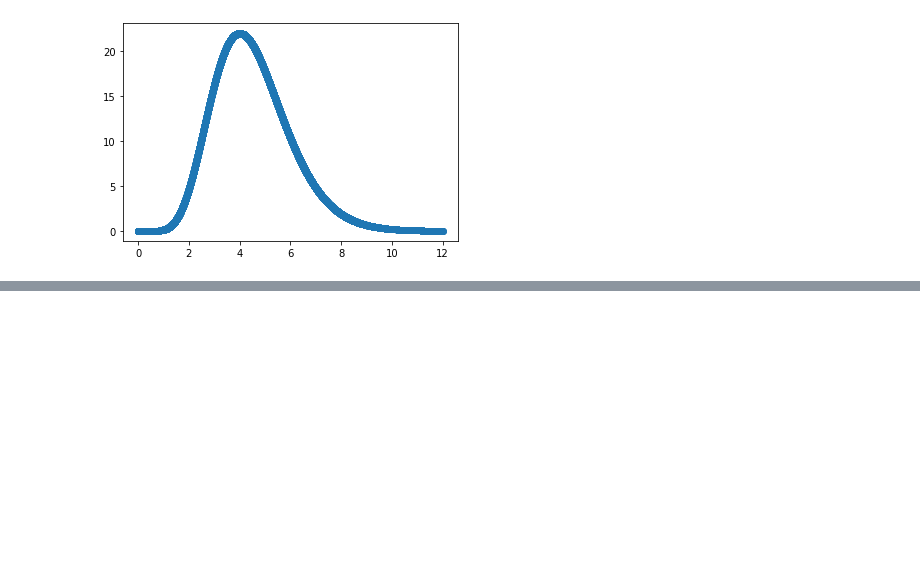
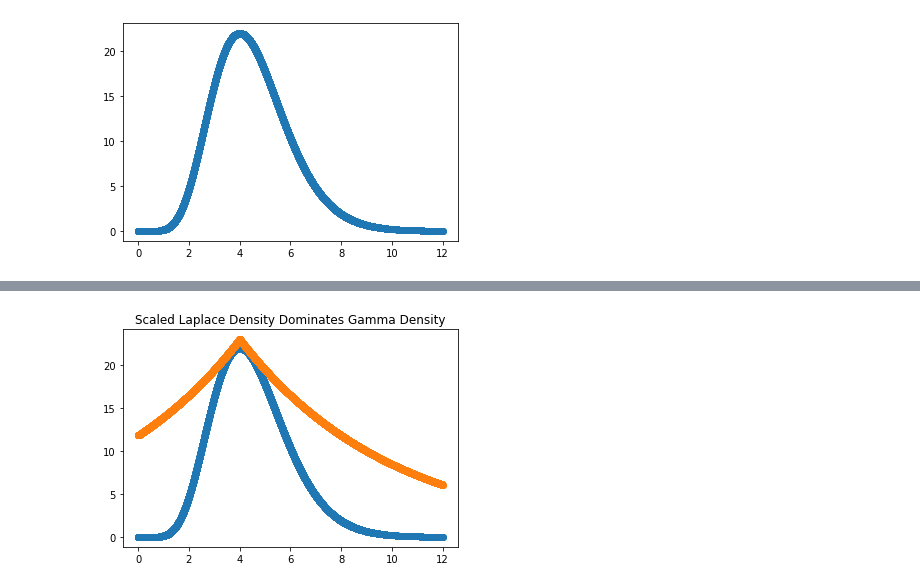
Before and after one commit to arob5/personal-study, a Jupyter notebook: gamma_rejection_sampling.ipynb, the cells around one changed output, grey strips where cells are left out. Cells and saved outputs as stored; diff of their text form; code cells hidden in the pictures; blank space fills up the shorter version.

Commit message:
Added example using Laplace proposal distribution

```diff
--- a/gamma_rejection_sampling.ipynb
+++ b/gamma_rejection_sampling.ipynb
@@ -76,0 +89,50 @@ Probability of acceptence (theoretical):  0.045454545454545456
+# %%
+# Accept-Reject with a better proposal distribution: Laplace(4, 6) (aka Double-Exponential)
+# and scaling factor M = 23.
+
+# Laplace parameters
+laplace_loc = 4
+laplace_scale = 6
+
+# Scaling factor
+M = 23
+
+# Evaluate unnormalized or normalized Laplace density with the specified parameters; vectorized.
+def laplace(x, normalize = False):
+    f = np.exp(-np.abs(x - laplace_loc) / laplace_scale)
+
+    if normalize:
+        f = f / (2 * laplace_scale)
+    return f
+
+# Visual display that scaled Laplace density dominates Gamma density.
+num_x_samples = 10000
+x_vals = np.arange(0, 12, step = 12 / num_x_samples)
+plt.scatter(x = x_vals, y = gamma(x_vals))
+plt.scatter(x = x_vals, y = M * laplace(x_vals))
+plt.title("Scaled Laplace Density Dominates Gamma Density")
+plt.show()
+plt.close()
+
+# Rejection sampling
+accepted_samples = []
+rejected_samples = []
+num_iter = 1000
+
+for i in range(num_iter):
+    x = np.random.laplace(loc = laplace_loc, scale = laplace_scale)
+    u = np.random.uniform(0, 1)
+    if u < gamma(x) / (M * laplace(x)):
+        accepted_samples.append((x, u))
+    else:
+        rejected_samples.append((x, u))
+
+x_samples = np.array([sample[0] for sample in accepted_samples])
+
+# Plot results
+plt.hist(x_samples, bins = 100)
+plt.title("Accepted Sample Frequencies")
+plt.show()
+plt.close()
+# %% [output]
+[figure, added]
```
Also changed, not shown: parts of 2 cells of this notebook.
